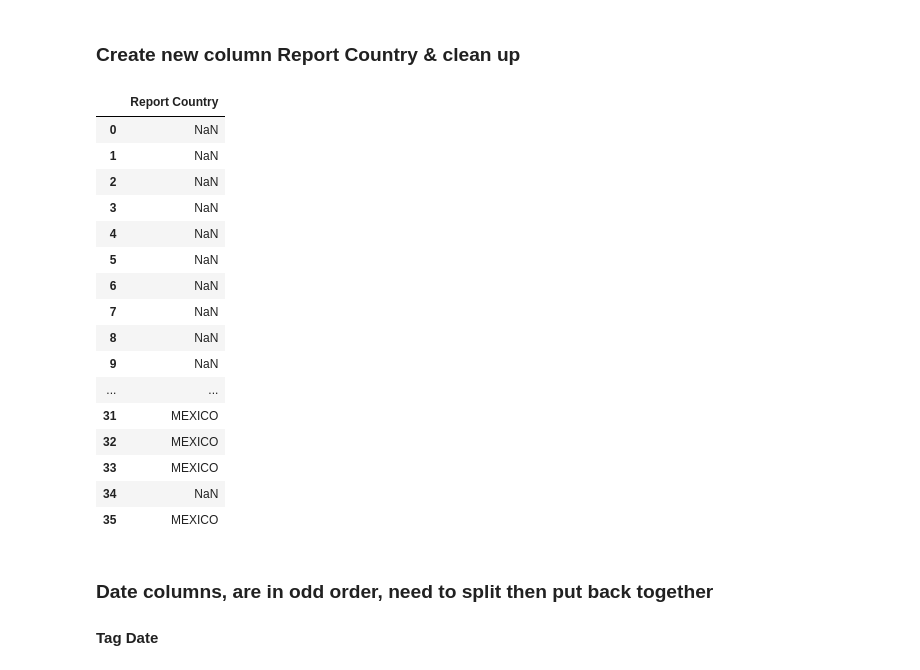
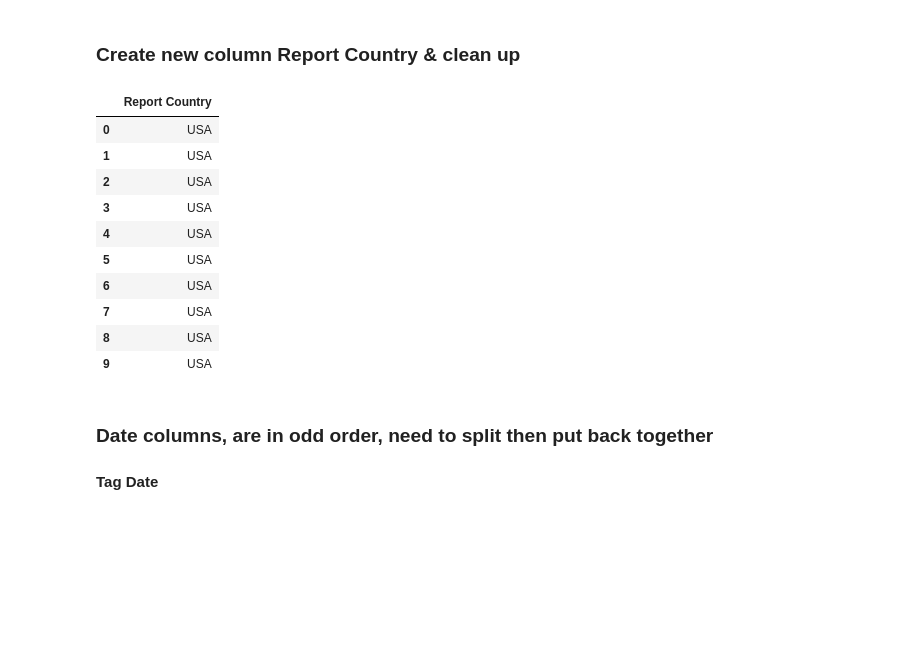
Before and after one commit to ArinkB/Monarchs, a Jupyter notebook: Data/Monarchs_1994_cleanup.ipynb, the cells around one changed output. Drawn from its saved outputs; the diff is of its cells as text; code cells hidden in the pictures; blank space fills up the shorter version.

```diff
--- a/Data/Monarchs_1994_cleanup.ipynb
+++ b/Data/Monarchs_1994_cleanup.ipynb
@@ -58,3 +60,5 @@ df.head(10)
+# %%
+df.rename(columns={'Distance':'Miles', 'Date Tagged' : 'Tag Date', 'Date Recovered': 'Report Date'}, inplace = True)
 # %% [markdown]
 ### Split & rename combined columns in Tagged category
 # %%
@@ -109,27 +113,21 @@ df3.head(10)
 # %%
 add_country = df['Location.1'].str.extract("(Angangueo)", expand=True)
 add_country.columns = ['Report Country']
 add_country.loc[add_country['Report Country'] == 'Angangueo', 'Report Country'] = 'MEXICO'
 add_country.loc[add_country['Report Country'].isnull(), 'Report Country'] = 'USA'
-add_country
+add_country.head(10)
 # %% [output]
 |  | Report Country |
-| 0 | NaN |
-| 1 | NaN |
-| 2 | NaN |
-| 3 | NaN |
-| 4 | NaN |
-| 5 | NaN |
-| 6 | NaN |
-| 7 | NaN |
-| 8 | NaN |
-| 9 | NaN |
-| ... | ... |
-| 31 | MEXICO |
-| 32 | MEXICO |
-| 33 | MEXICO |
-| 34 | NaN |
-| 35 | MEXICO |
+| 0 | USA |
+| 1 | USA |
+| 2 | USA |
+| 3 | USA |
+| 4 | USA |
+| 5 | USA |
+| 6 | USA |
+| 7 | USA |
+| 8 | USA |
+| 9 | USA |
 # %% [markdown]
 ### Date columns, are in odd order, need to split then put back together
 #### Tag Date
```
Also changed, not shown: parts of 7 cells of this notebook, 2 other files.
